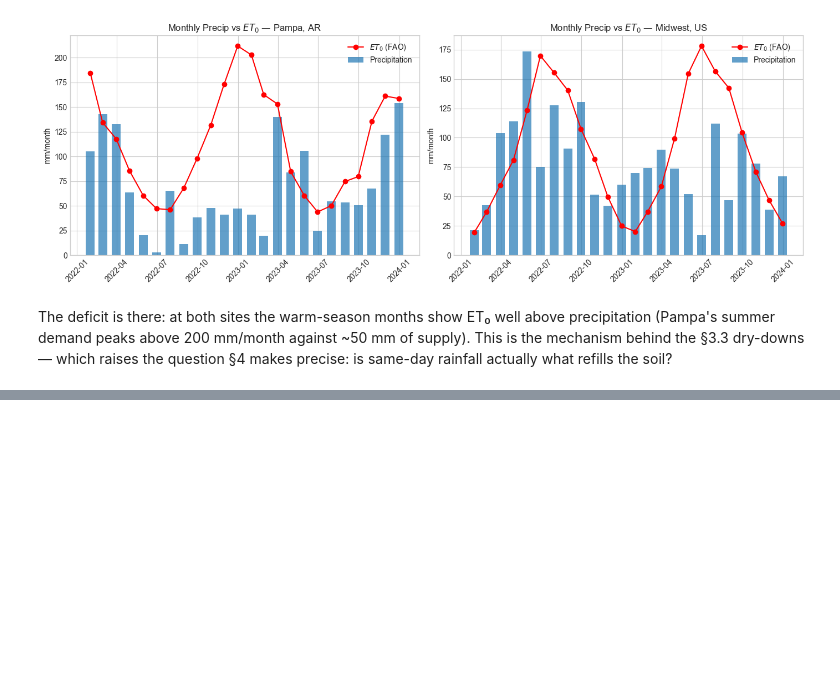
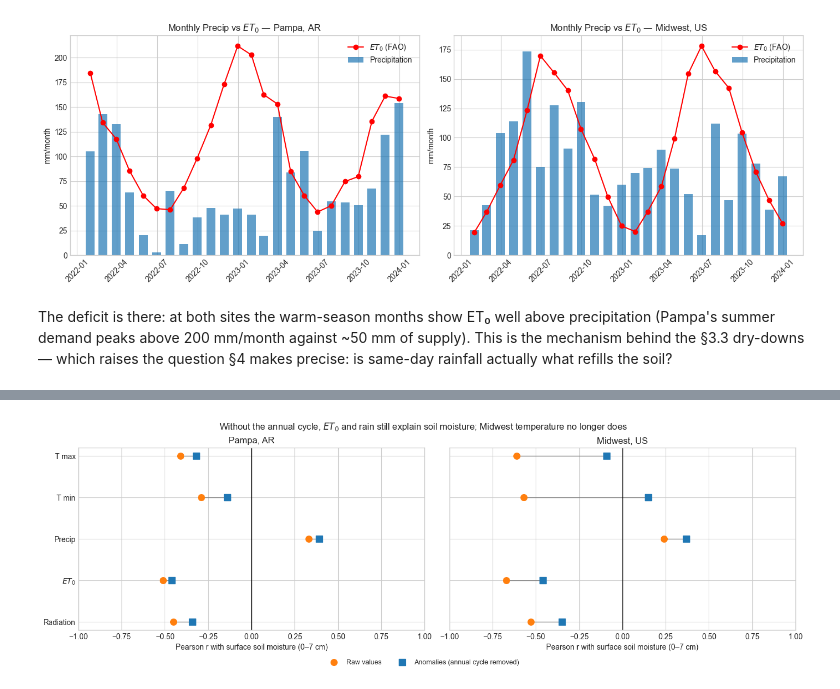
Before and after one commit to deloxantos/pretaverdi, a Jupyter notebook: notebooks/01-open-meteo-exploration.ipynb, the cells around one changed output, grey strips where cells are left out. Cells and saved outputs as stored; diff of their text form; code cells hidden in the pictures; blank space fills up the shorter version.

```diff
--- a/notebooks/01-open-meteo-exploration.ipynb
+++ b/notebooks/01-open-meteo-exploration.ipynb
@@ -260,3 +236,0 @@ plt.show()
-# %%
-for df, name in [(df_pampa, "Pampa, AR"), (df_midwest, "Midwest, US")]:
-    display(name, df.corr().round(2))
@@ -283,0 +256,12 @@ The intuition fails — and that is the finding. Precipitation is the *weakest*-
+# %%
+SOIL = ["soil_moisture_0_to_7cm_mean", "soil_moisture_7_to_28cm_mean"]
+RECENT = ("2022-01-01", "2023-12-31")
+sites = {"Pampa, AR": pampa, "Midwest, US": midwest}
+
+seamless = {
+    name: get_historical_weather(
+        loc["lat"], loc["lon"], "1991-01-01", RECENT[1], model="era5_seamless"
+    )
+    for name, loc in sites.items()
+}
+anomalies = {name: daily_anomalies(df, daily_climatology(df)) for name, df in seamless.items()}
@@ -283,0 +272,37 @@ The intuition fails — and that is the finding. Precipitation is the *weakest*-
+# %%
+DRIVERS = [
+    "temperature_2m_max",
+    "temperature_2m_min",
+    "precipitation_sum",
+    "et0_fao_evapotranspiration",
+    "shortwave_radiation_sum",
+]
+display_names = {
+    "temperature_2m_max": "T max",
+    "temperature_2m_min": "T min",
+    "precipitation_sum": "Precip",
+    "et0_fao_evapotranspiration": "$ET_0$",
+    "shortwave_radiation_sum": "Radiation",
+    "soil_moisture_0_to_7cm_mean": "Soil 0–7 cm",
+    "soil_moisture_7_to_28cm_mean": "Soil 7–28 cm",
+}
+recent = slice(*RECENT)
+shift = pd.concat(
+    {
+        name: correlation_shift(
+            seamless[name].loc[recent], anomalies[name].loc[recent], SOIL[0], DRIVERS
+        )
+        for name in sites
+    },
+    names=["site"],
+)
+plot_correlation_shift(
+    shift,
+    title="Without the annual cycle, $ET_0$ and rain still explain soil moisture; "
+    "Midwest temperature no longer does",
+    labels=display_names,
+    xlabel="Pearson r with surface soil moisture (0–7 cm)",
+)
+plt.show()
+# %% [output]
+[figure, added]
```
Also changed, not shown: parts of 14 cells of this notebook, 8 other files.
